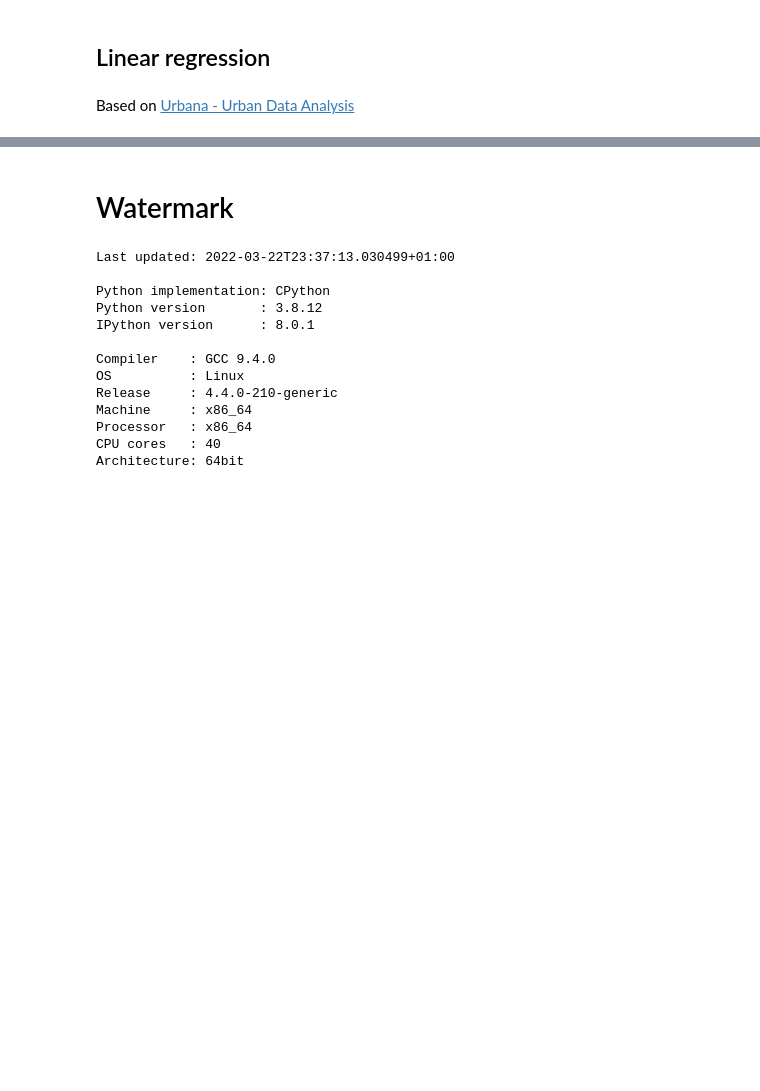
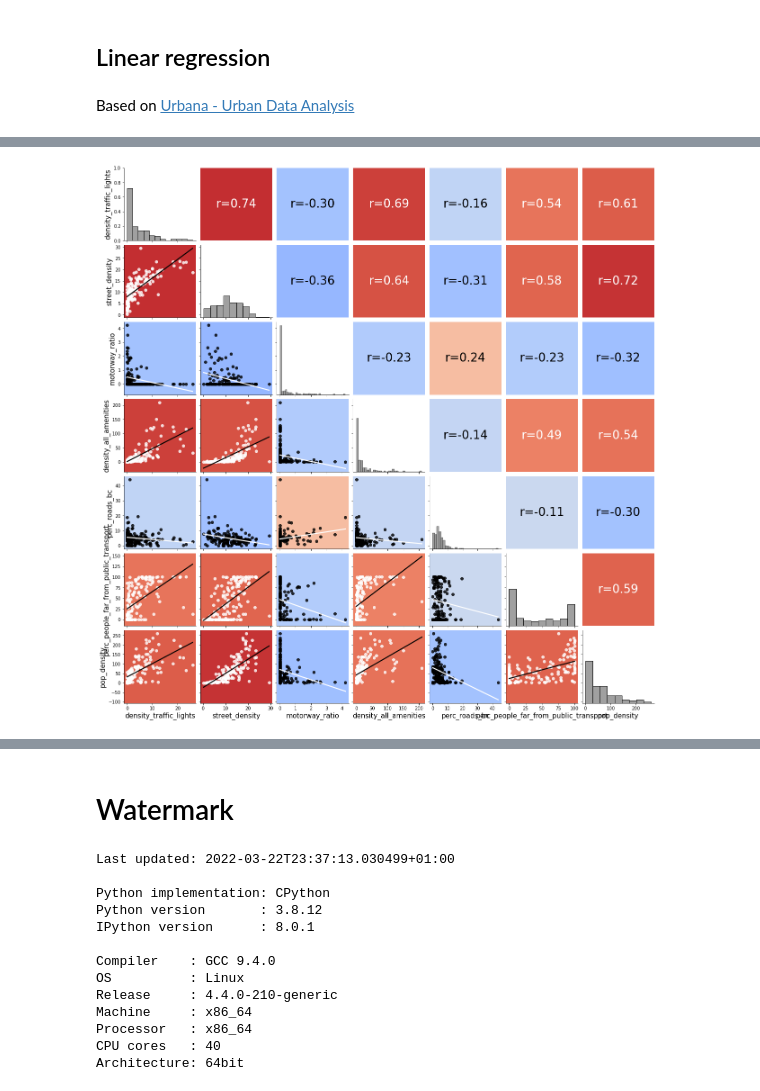
Before and after one commit to matteoboh/urbem, a Jupyter notebook: notebooks/0.9-non_spatial_regression_sklearn.ipynb, the cells around one changed output, grey strips where cells are left out. Saved outputs shown, nothing was run; the diff lists cells and outputs as text; code cells hidden in the pictures; blank space fills up the shorter version.

```diff
--- a/notebooks/0.9-non_spatial_regression_sklearn.ipynb
+++ b/notebooks/0.9-non_spatial_regression_sklearn.ipynb
@@ -57,7 +63,7 @@ feature = "car_accidents"
 # %% [markdown]
 Based on [Urbana - Urban Data Analysis](https://github.com/egregorimar/urbana)
 # %%
-dependent_variable = feature
-independent_variables = ["density_traffic_lights", "density_shops", "perc_roads_bc", "perc_people_far_from_public_transport", "pop_density", "avg_CO_2_per_road"]
+dependent_variable = feature_to_predict
+independent_variables = all_predictors
 # %%
 gdf_rome_connected = gdf_rome.drop(index=[97])
@@ -66,0 +137,15 @@ y = gdf_rome_connected[feature]
+# %%
+## X
+
+POWER_TRANSFORM = True
+
+X = gdf_rome_connected[non_correlated_features]
+
+if POWER_TRANSFORM:
+    pwt = PowerTransformer()
+    pwt.fit(X)
+    X_transformed = pd.DataFrame(pwt.transform(X), columns=X.columns)
+else:
+    ss = StandardScaler()
+    ss.fit(X)
+    X_transformed = pd.DataFrame(ss.transform(X), columns=X.columns)
@@ -66,0 +188,17 @@ y = gdf_rome_connected[feature]
+# %%
+import warnings
+warnings.filterwarnings('ignore')
+
+# plotting PairGrid for NON-TRANSFORMED predictors
+f = sns.PairGrid(X)
+f.map_lower(scattfunc, cmap=plt.get_cmap("coolwarm"), norm=plt.Normalize(vmin=-0.8, vmax=0.8))
+f.map_diag(sns.histplot, color="gray", kde=False)
+f.map_upper(corrfunc, cmap=plt.get_cmap("coolwarm"), norm=plt.Normalize(vmin=-0.8, vmax=0.8))
+f.fig.subplots_adjust(wspace=0.06, hspace=0.06)  # equal spacing in both directions
+for ax in plt.gcf().axes:
+    xlabel = ax.get_xlabel()
+    ax.set_xlabel(xlabel, fontsize=15)
+    ylabel = ax.get_ylabel()
+    ax.set_ylabel(ylabel, fontsize=15)
+# %% [output]
+[figure, added]
```
Also changed, not shown: parts of 49 cells of this notebook.
